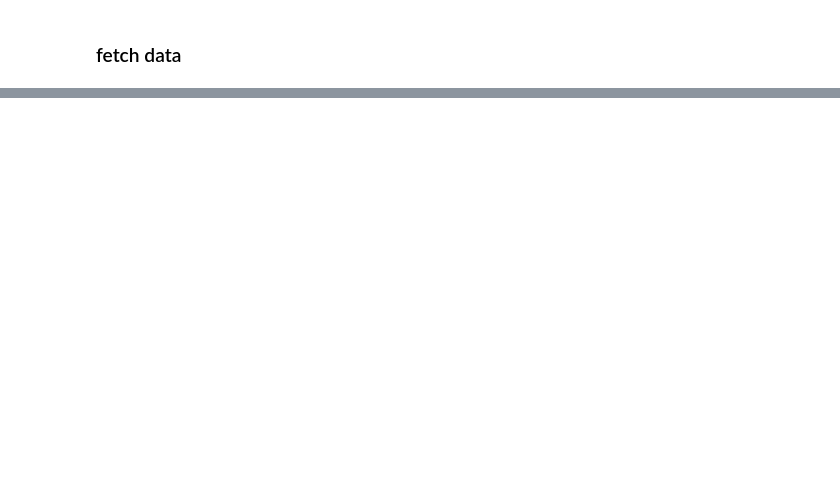
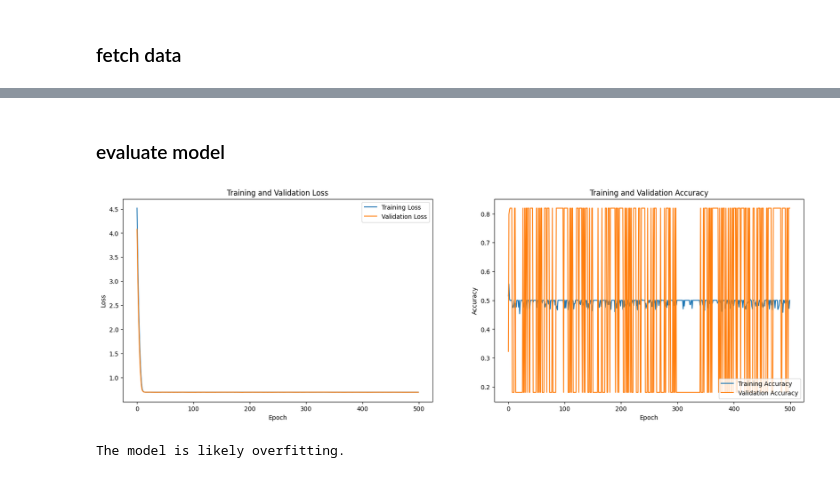
Before and after one commit to ChromaticPanic/CGC_Grain_Outcome_Predictions, a Jupyter notebook: src/Models/MLP_test.ipynb, the cells around one changed output, grey strips where cells are left out. Drawn from its saved outputs; the diff is of its cells as text; code cells hidden in the pictures; blank space fills up the shorter version.

```diff
--- a/src/Models/MLP_test.ipynb
+++ b/src/Models/MLP_test.ipynb
@@ -56,0 +107,5 @@ df
+# %%
+# create a list for training set, validation set and test set
+train_list = [X_train_rs, y_train_rs]
+val_list = [X_val, y_val]
+test_list = [X_test, y_test]
@@ -56,0 +158,10 @@ df
+# %%
+#------------------ Model Parameters ------------------#
+feature_num = X_train.shape[1]
+layer_node = [32, 16, 32, 16, 8, 1]
+activation_fn='relu'
+optimizer_fn='adam'
+loss_fn='binary_crossentropy'
+#------------------------------------------------------#
+
+model = create_model(feature_num, layer_node=layer_node, activation_fn=activation_fn, optimizer_fn=optimizer_fn, loss_fn=loss_fn)
@@ -56,0 +192,15 @@ df
+# %%
+def train(model=model, train_list=train_list, val_list=val_list, epochs=500, batch_size=32):
+
+    X_train, y_train = train_list
+    X_val, y_val = val_list
+
+    # # Train model (use 20% of training set as validation set)
+    history = model.fit(X_train, y_train, epochs=epochs, batch_size=batch_size, validation_data=(X_val, y_val))
+
+    # # Train model (use validation data as validation set)
+    # history = model.fit(X_train, y_train, epochs=epochs, batch_size=batch_size, validation_data=(X_val, y_val))
+
+    return history
+# %%
+history = train(model=model, train_list=train_list, val_list=val_list, epochs=500, batch_size=32)
@@ -56,0 +225,2 @@ df
+# %% [markdown]
+### evaluate model
@@ -56,0 +274,5 @@ df
+# %%
+evaluate_model(history)
+# %% [output]
+[figure, added]
+The model is likely overfitting.
```
Also changed, not shown: parts of 16 cells of this notebook, 3 other files.
